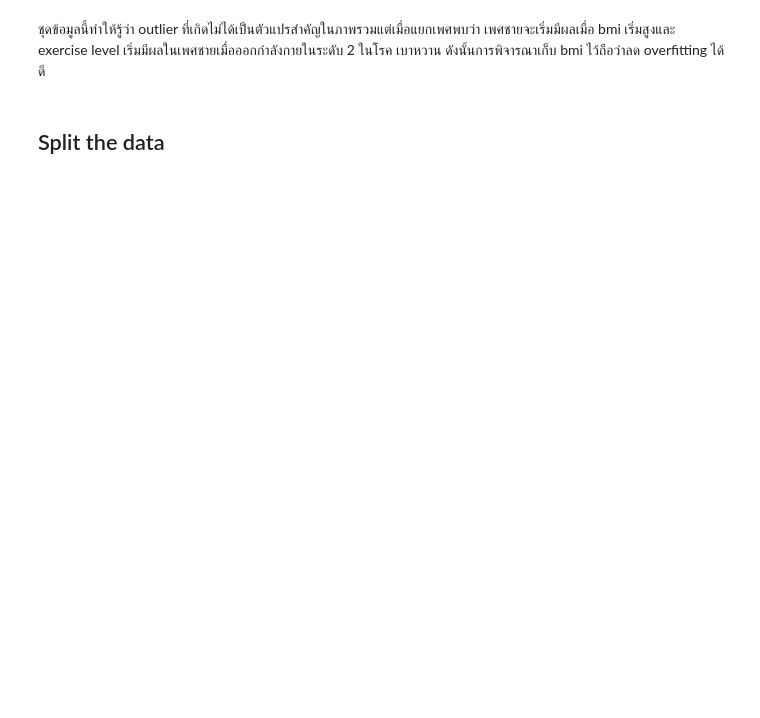
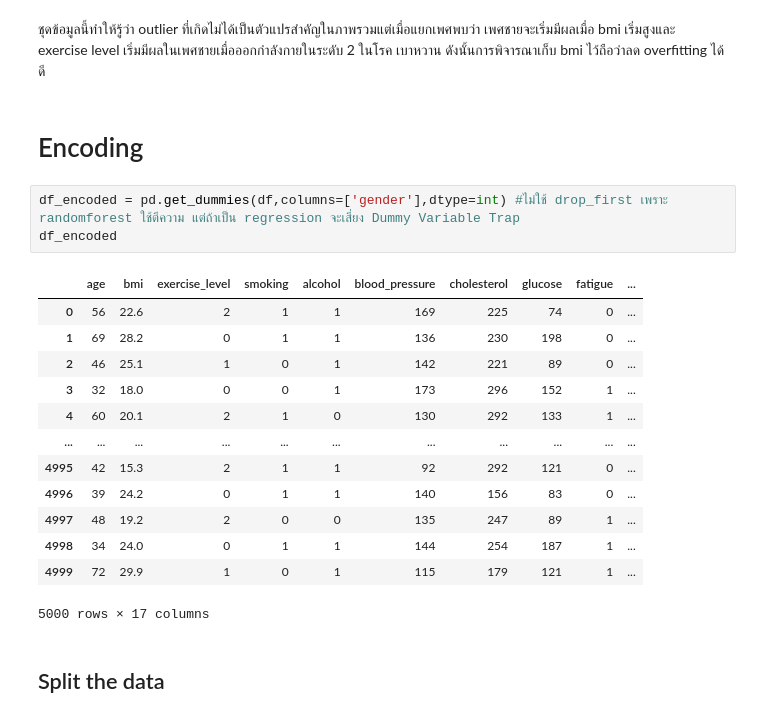
Before and after one commit to ChickenMan-1080/ML-Practice, a Jupyter notebook: ML-SmartHealthCare_and_LifeStyle/Smart_Health_Care_LifeStyle.ipynb, the cells around one changed output. Drawn from its saved outputs; the diff is of its cells as text; blank space fills up the shorter version.

Commit message:
perf: one hot encode instead of mapping , Adjust train_set up to 80 percent

```diff
--- a/ML-SmartHealthCare_and_LifeStyle/Smart_Health_Care_LifeStyle.ipynb
+++ b/ML-SmartHealthCare_and_LifeStyle/Smart_Health_Care_LifeStyle.ipynb
@@ -348,5 +297,24 @@ sns.catplot(
 # %% [markdown]
 ชุดข้อมูลนี้ทำให้รู้ว่า outlier ที่เกิดไม่ได้เป็นตัวแปรสำคัญในภาพรวมแต่เมื่อแยกเพศพบว่า เพศชายจะเริ่มมีผลเมื่อ bmi เริ่มสูงและ exercise level เริ่มมีผลในเพศชายเมื่อออกกำลังกายในระดับ 2 ในโรค เบาหวาน ดังนั้นการพิจารณาเก็บ bmi ไว้ถือว่าลด overfitting ได้ดี
+# %% [markdown]
+# Encoding
+# %%
+df_encoded = pd.get_dummies(df,columns=['gender'],dtype=int) #ไม่ใช้ drop_first เพราะ randomforest ใช้ตีความ แต่ถ้าเป็น regression จะเสี่ยง Dummy Variable Trap
+df_encoded
+# %% [output]
+|  | age | bmi | exercise_level | smoking | alcohol | blood_pressure | cholesterol | glucose | fatigue | ... |
+| 0 | 56 | 22.6 | 2 | 1 | 1 | 169 | 225 | 74 | 0 | ... |
+| 1 | 69 | 28.2 | 0 | 1 | 1 | 136 | 230 | 198 | 0 | ... |
+| 2 | 46 | 25.1 | 1 | 0 | 1 | 142 | 221 | 89 | 0 | ... |
+| 3 | 32 | 18.0 | 0 | 0 | 1 | 173 | 296 | 152 | 1 | ... |
+| 4 | 60 | 20.1 | 2 | 1 | 0 | 130 | 292 | 133 | 1 | ... |
+| ... | ... | ... | ... | ... | ... | ... | ... | ... | ... | ... |
+| 4995 | 42 | 15.3 | 2 | 1 | 1 | 92 | 292 | 121 | 0 | ... |
+| 4996 | 39 | 24.2 | 0 | 1 | 1 | 140 | 156 | 83 | 0 | ... |
+| 4997 | 48 | 19.2 | 2 | 0 | 0 | 135 | 247 | 89 | 1 | ... |
+| 4998 | 34 | 24.0 | 0 | 1 | 1 | 144 | 254 | 187 | 1 | ... |
+| 4999 | 72 | 29.9 | 1 | 0 | 1 | 115 | 179 | 121 | 1 | ... |
+5000 rows × 17 columns
 # %% [markdown]
 ## Split the data
 # %%
```
Also changed, not shown: parts of 11 cells of this notebook, 2 other files.
